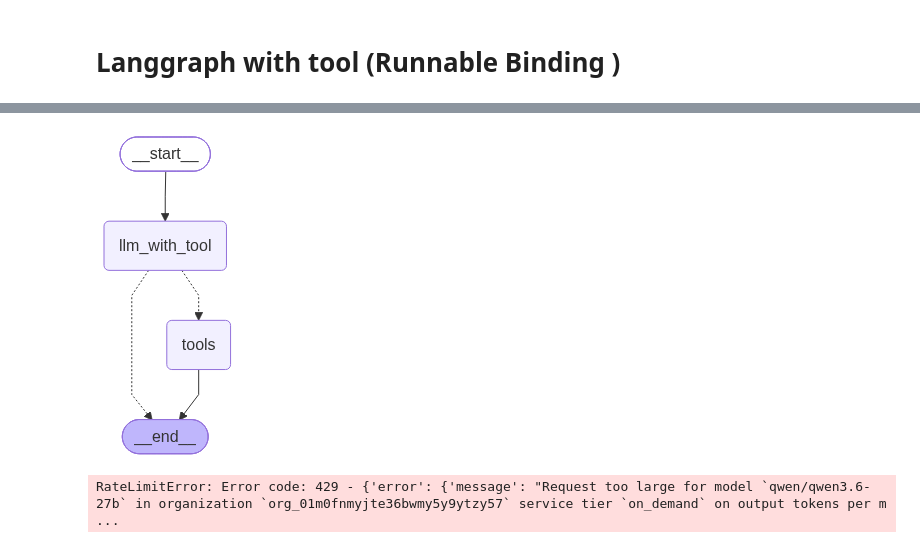
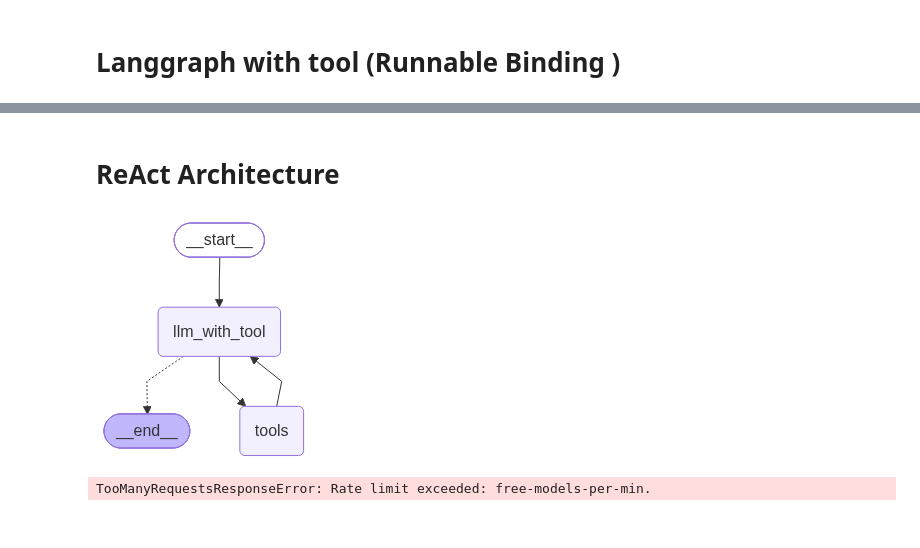
Before and after one commit to Vivekanand-s-naik/Langgraph, a Jupyter notebook: langraph.ipynb, the cells around one changed output, grey strips where cells are left out. Saved outputs shown, nothing was run; the diff lists cells and outputs as text; code cells hidden in the pictures.

```diff
--- a/langraph.ipynb
+++ b/langraph.ipynb
@@ -141,3 +137,5 @@ graph = graph_builder.compile()
+# %% [markdown]
+# ReAct Architecture
 # %%
 from langgraph.graph import StateGraph, START, END
 from langgraph.prebuilt import ToolNode, tools_condition
@@ -154,17 +152,16 @@ load_dotenv()
 
 # create llm or agent
 llm = init_chat_model(
-    "openrouter/free",
+    "inclusionai/ling-3.0-flash-fin:free",
     model_provider="openrouter"
 )
-
 
 # create state
 class State(TypedDict):
     messages: Annotated[list[BaseMessage], add_messages]
 
 # create tool
-tavily_tool = TavilySearch(max_results=3)
+tavily_tool = TavilySearch(max_results=3, time_range="day")
 
 @tool
 def isPrime_tool(num1:int, num2:int)->bool:
@@ -177,38 +174,38 @@ def isPrime_tool(num1:int, num2:int)->bool:
     Returns:
         bool: if num2 is prime and factor of num2 then it returns true else false
     """
     return True
 
 tools = [tavily_tool, isPrime_tool]
 
 
 # llm with tools node
 def llm_with_tool_node(state: State):
     llm_with_tool = llm.bind_tools(tools)
     resp = {"messages": [llm_with_tool.invoke(state["messages"])]}
     return resp
 
 # create graph builder
 graph_builder = StateGraph(State)
 
 graph_builder.add_node("llm_with_tool", llm_with_tool_node)
 graph_builder.add_node("tools", ToolNode(tools))
 
 
 graph_builder.add_edge(START, "llm_with_tool")
 graph_builder.add_edge("llm_with_tool", "tools")
 graph_builder.add_conditional_edges(
     "llm_with_tool",
     tools_condition
 )
-graph_builder.add_edge("tools", END)
+graph_builder.add_edge("tools", "llm_with_tool")
 graph = graph_builder.compile()
 graph
 # %% [output]
-[figure, old version]
+[figure, new version]
 # %%
-graph.invoke({
-    "messages": "what is the current rate of gold"
+resp = graph.invoke({
+    "messages": "wis 10 a current price of gold and is 10 a current prime number prime number"
 })
 # %% [output]
-RateLimitError: Error code: 429 - {'error': {'message': "Request too large for model `qwen/qwen3.6-27b` in organization `org_01m0fnmyjte36bwmy5y9ytzy57` service tier `on_demand` on output tokens per m ...
+TooManyRequestsResponseError: Rate limit exceeded: free-models-per-min.
```
Also changed, not shown: parts of 3 cells of this notebook.
